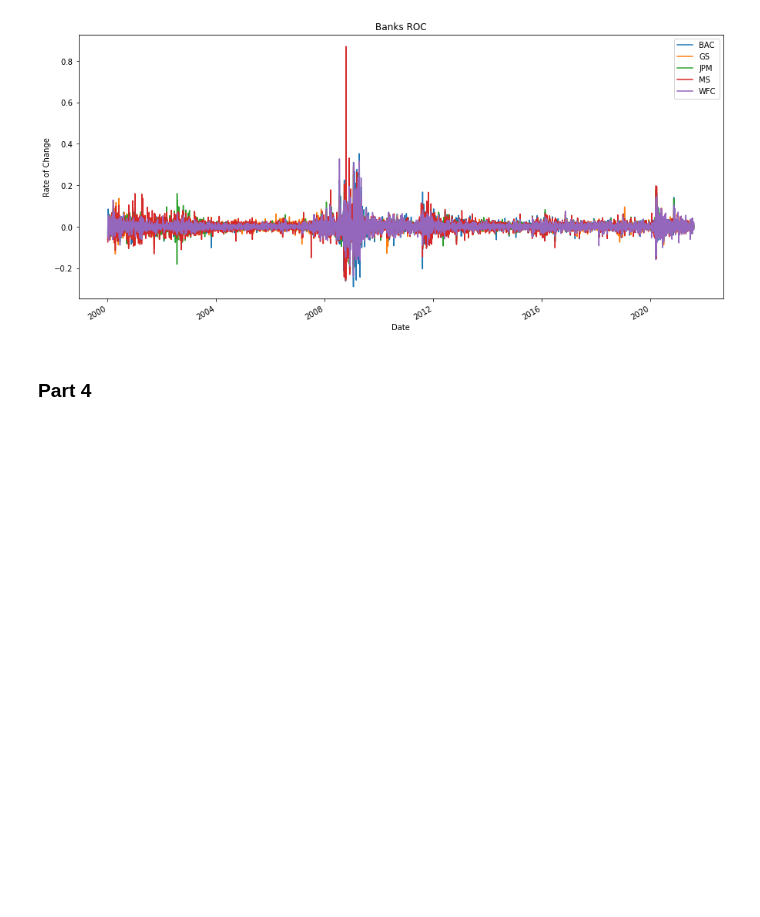
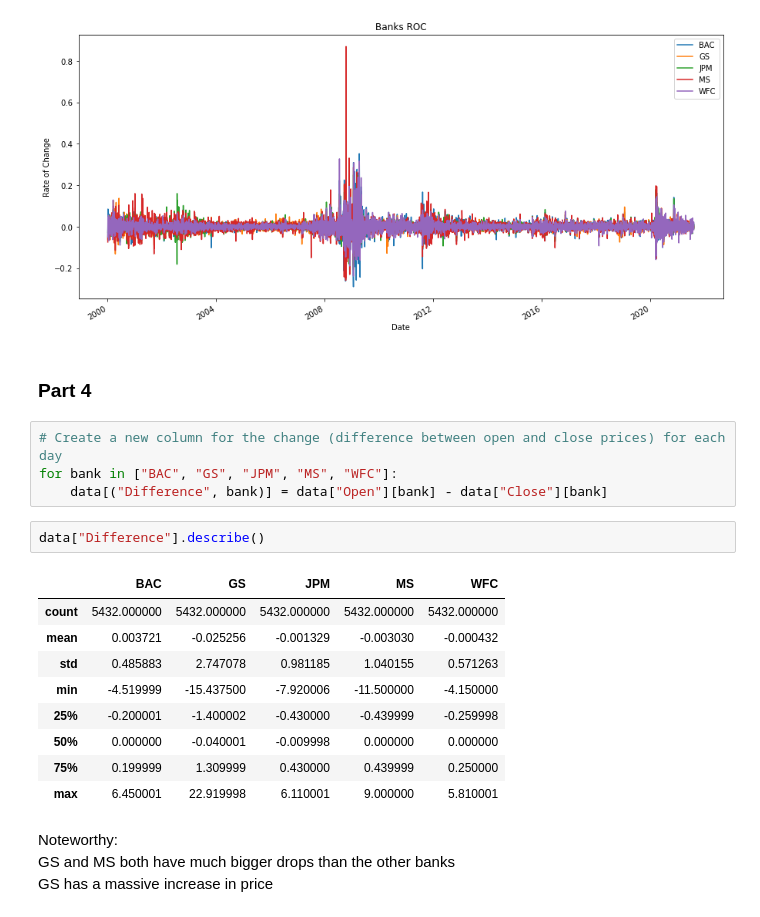
Before and after one commit to illeanz/w1challenge, a Jupyter notebook: w1 data challenge.ipynb, the cells around one changed output. Saved outputs shown, nothing was run; the diff lists cells and outputs as text; blank space fills up the shorter version.

```diff
--- a/w1 data challenge.ipynb
+++ b/w1 data challenge.ipynb
@@ -60,3 +60,23 @@ plt.show()
 [figure]
 # %% [markdown]
 ### Part 4
+# %%
+# Create a new column for the change (difference between open and close prices) for each day
+for bank in ["BAC", "GS", "JPM", "MS", "WFC"]:
+    data[("Difference", bank)] = data["Open"][bank] - data["Close"][bank]
+# %%
+data["Difference"].describe()
+# %% [output]
+|  | BAC | GS | JPM | MS | WFC |
+| count | 5432.000000 | 5432.000000 | 5432.000000 | 5432.000000 | 5432.000000 |
+| mean | 0.003721 | -0.025256 | -0.001329 | -0.003030 | -0.000432 |
+| std | 0.485883 | 2.747078 | 0.981185 | 1.040155 | 0.571263 |
+| min | -4.519999 | -15.437500 | -7.920006 | -11.500000 | -4.150000 |
+| 25% | -0.200001 | -1.400002 | -0.430000 | -0.439999 | -0.259998 |
+| 50% | 0.000000 | -0.040001 | -0.009998 | 0.000000 | 0.000000 |
+| 75% | 0.199999 | 1.309999 | 0.430000 | 0.439999 | 0.250000 |
+| max | 6.450001 | 22.919998 | 6.110001 | 9.000000 | 5.810001 |
+# %% [markdown]
+Noteworthy:
+GS and MS both have much bigger drops than the other banks
+GS has a massive increase in price
```
Also changed, not shown: parts of 3 cells of this notebook.
